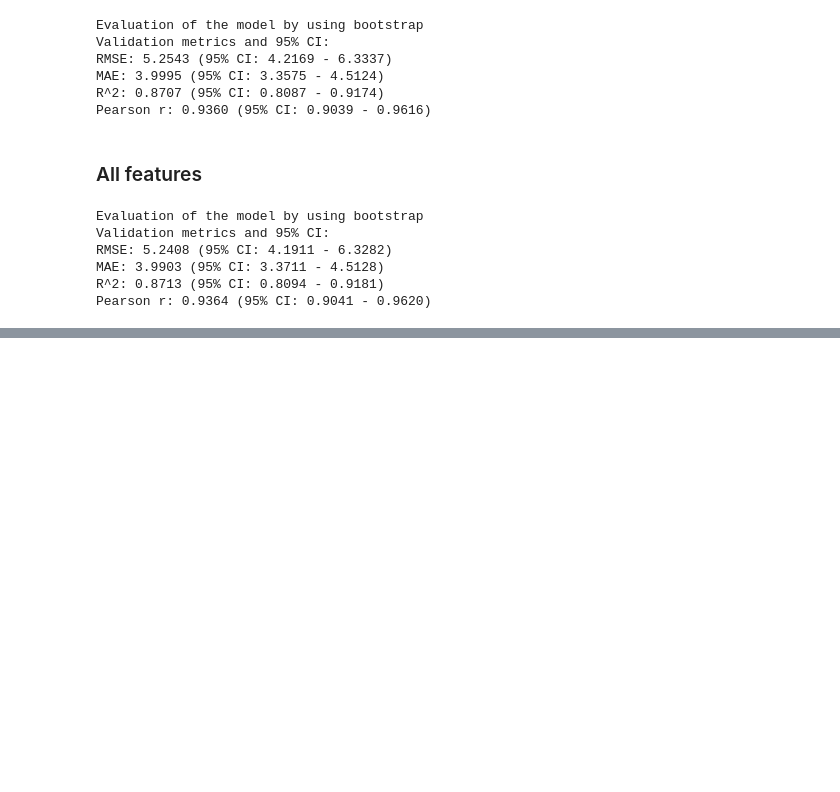
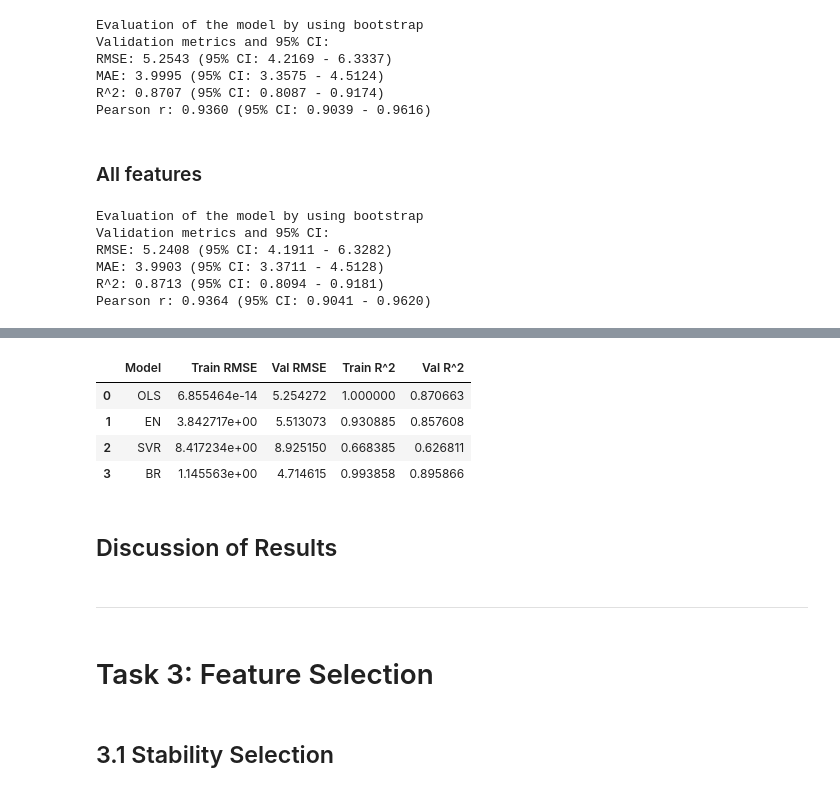
Before and after one commit to Mushroompilamis/MLCB26_Assignment1, a Jupyter notebook: notebooks/data_exploration.ipynb, the cells around one changed output, grey strips where cells are left out. Cells and saved outputs as stored; diff of their text form; code cells hidden in the pictures; blank space fills up the shorter version.

```diff
--- a/notebooks/data_exploration.ipynb
+++ b/notebooks/data_exploration.ipynb
@@ -309,0 +394,24 @@ Pearson r: 0.9364 (95% CI: 0.9041 - 0.9620)
+# %%
+#Checking for overfitting
+models = {"OLS": ols_cpg_model,"EN": elastic_model,"SVR": svr_model,"BR": bayes_model}
+
+train_val = train_vs_val_all_models(
+    models,
+    X_train_cpg_processed, y_train,
+    X_val_cpg_processed, y_val
+)
+train_val
+# %% [output]
+|  | Model | Train RMSE | Val RMSE | Train R^2 | Val R^2 |
+| 0 | OLS | 6.855464e-14 | 5.254272 | 1.000000 | 0.870663 |
+| 1 | EN | 3.842717e+00 | 5.513073 | 0.930885 | 0.857608 |
+| 2 | SVR | 8.417234e+00 | 8.925150 | 0.668385 | 0.626811 |
+| 3 | BR | 1.145563e+00 | 4.714615 | 0.993858 | 0.895866 |
+# %% [markdown]
+## Discussion of Results
+# %% [markdown]
+----
+# %% [markdown]
+# Task 3: Feature Selection
+# %% [markdown]
+## 3.1  Stability Selection
```
Also changed, not shown: parts of 6 cells of this notebook.
